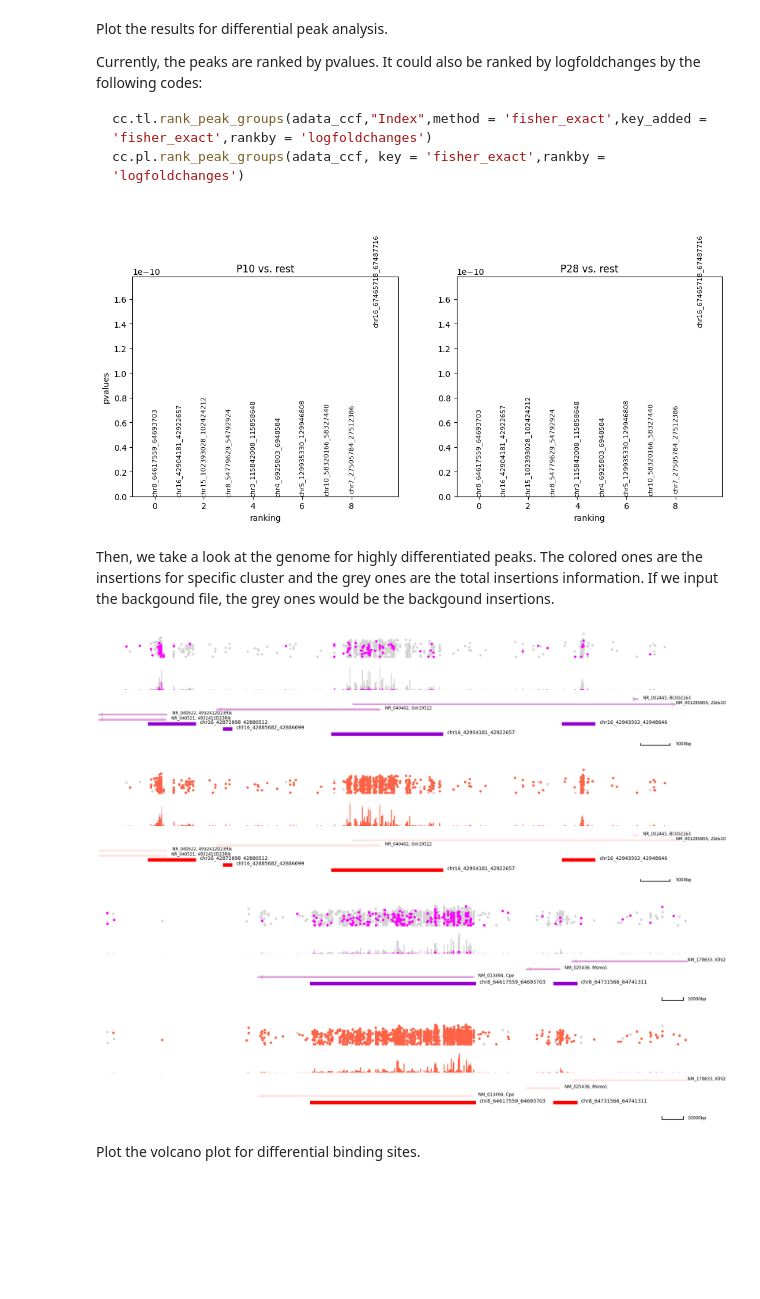
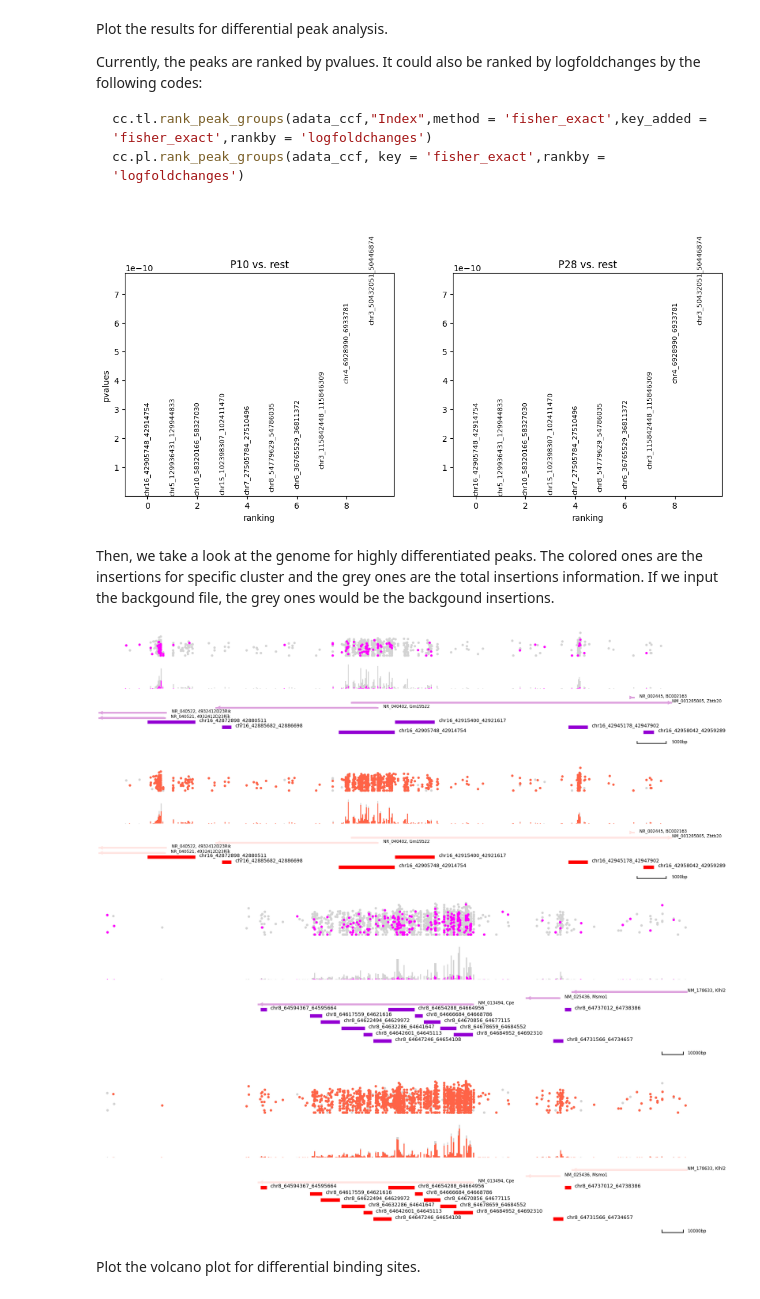
Before and after one commit to The-Mitra-Lab/pycallingcards, a Jupyter notebook: docs/tutorials/notebooks/SP1_bulk.ipynb, the cells around one changed output. Saved outputs shown, nothing was run; the diff lists cells and outputs as text; code cells hidden in the pictures; blank space fills up the shorter version.

```diff
--- a/docs/tutorials/notebooks/SP1_bulk.ipynb
+++ b/docs/tutorials/notebooks/SP1_bulk.ipynb
@@ -73,0 +74,3 @@ We then read the brd4 background file.
+# %%
+SP1 = cc.pp.clean_qbed(SP1)
+SP1
@@ -88,3 +107,6 @@ bg
 | 5573108 | chrY | 90811001 | 90811005 | 2 | + | TGACA |
 | 5573109 | chrY | 90811001 | 90811005 | 13 | + | CAGTG |
 5573110 rows × 6 columns
+# %%
+bg = cc.pp.clean_qbed(bg)
+bg
@@ -95,5 +131,5 @@ In this setting, we use ***CCcaller*** in *mouse*('mm10') data. *maxbetween* is
 # %%
-peak_data = cc.pp.callpeaks(SP1, bg,  method = "CCcaller", reference = "mm10", pvalue_cutoffbg = 0.1, maxbetween = 1800,
+peak_data = cc.pp.callpeaks(SP1, bg,  method = "ccf_tools", reference = "mm10", pvalue_cutoffbg = 0.1, window_size=1500, step_size=500,
                   pvalue_cutoffTTAA = 0.001, lam_win_size = None,  pseudocounts = 0.1, record = True, save = "peak.bed")
 peak_data
 # %% [output]
@@ -213,7 +283,7 @@ cc.pl.rank_peak_groups(adata_ccf, key = 'fisher_exact',rankby = 'logfoldchanges'
 # %%
 cc.pl.rank_peak_groups(adata_ccf, key = 'fisher_exact')
 # %% [output]
-[figure, old version]
+[figure, new version]
 # %% [markdown]
 Then, we take a look at the genome for highly differentiated peaks. The colored ones are the insertions for specific cluster and the grey ones are the total insertions information. If we input the backgound file, the grey ones would be the backgound insertions.
 # %%
@@ -222,16 +292,16 @@ cc.pl.draw_area("chr16",42904181,42922657,40000, peak_data, SP1,"mm10",adata = a
 cc.pl.draw_area("chr16",42904181,42922657,40000, peak_data, SP1,"mm10",adata = adata_ccf,
                 name = "P28",key = "Index", insertionkey = "group", figsize = (30,6),peak_line = 3,bins = 600,example_length=5000)
 # %% [output]
-[figure, old version]
+[figure, new version]
-[figure, old version]
+[figure, new version]
 # %%
 cc.pl.draw_area("chr8",64617559,64693703,100000, peak_data, SP1,"mm10",adata = adata_ccf,
-                name = "P10",key = "Index",insertionkey = "group", figsize = (30,5), bins = 500, peak_line = 1,color = "purple")
+                name = "P10",key = "Index",insertionkey = "group", figsize = (30,8), bins = 500, peak_line = 6,color = "purple")
 cc.pl.draw_area("chr8",64617559,64693703,100000, peak_data, SP1,"mm10",adata = adata_ccf,
-                name = "P28",key = "Index", insertionkey = "group", figsize = (30,5), bins = 500, peak_line = 1)
+                name = "P28",key = "Index", insertionkey = "group", figsize = (30,8), bins = 500, peak_line = 6)
 # %% [output]
-[figure, old version]
+[figure, new version]
-[figure, old version]
+[figure, new version]
 # %% [markdown]
 Plot the volcano plot for differential binding sites.
 # %%
```
Also changed, not shown: parts of 20 cells of this notebook, 4 other files.
